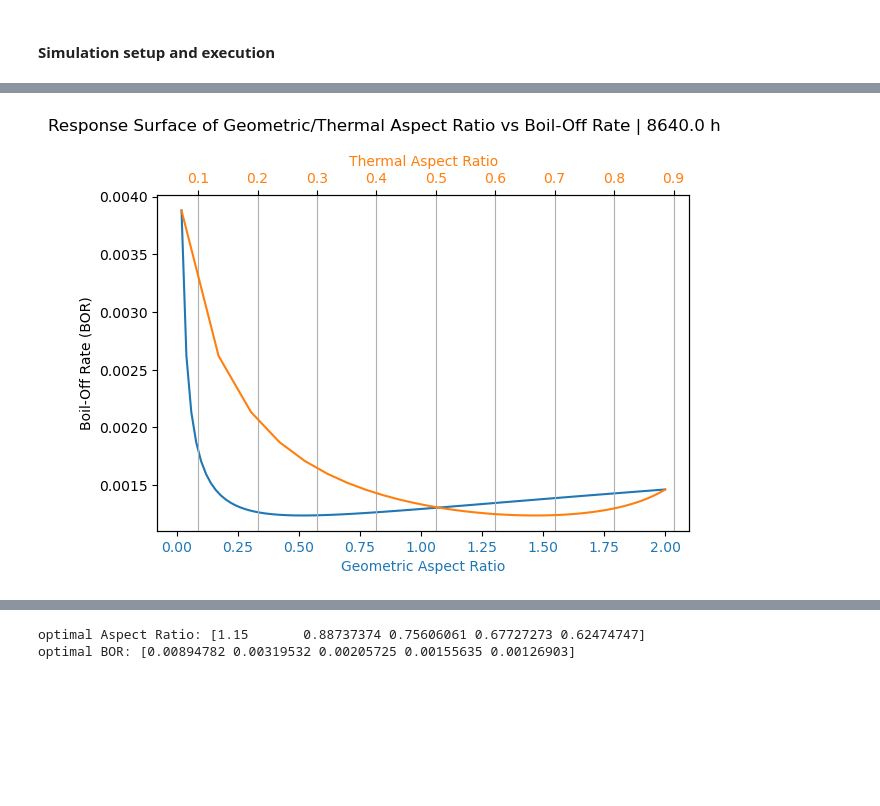
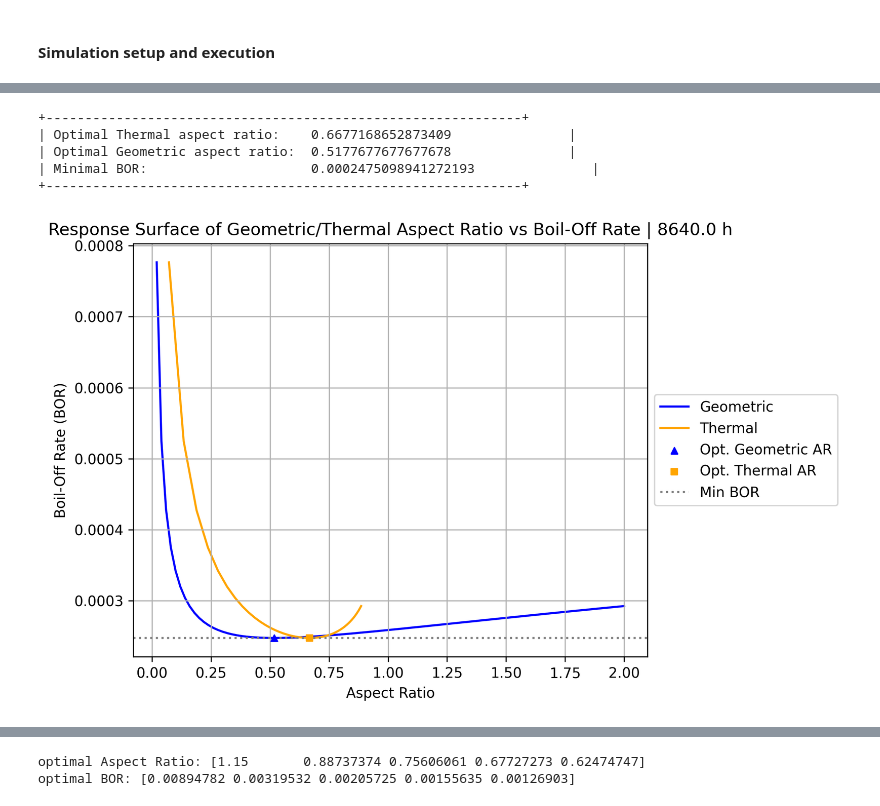
Before and after one commit to felipehuerta17/CryoEvap, a Jupyter notebook: notebooks/opti_isobaric_methane_8640h_industrial_case.ipynb, the cells around one changed output, grey strips where cells are left out. Saved outputs shown, nothing was run; the diff lists cells and outputs as text; code cells hidden in the pictures; blank space fills up the shorter version.

```diff
--- a/notebooks/opti_isobaric_methane_8640h_industrial_case.ipynb
+++ b/notebooks/opti_isobaric_methane_8640h_industrial_case.ipynb
@@ -47,8 +47,8 @@ ST = 1.02
 d_o = d_i * ST # external diameter / m
 
 # Set overall heat transfer coefficient through the walls for liquid and vapour
-U_L = 0.19 # 0.08 # W/m2/K
-U_V = 0.19 # 0.08 # W/m2/K
+U_L = 0.038 # 0.08 # W/m2/K
+U_V = 0.038 # 0.08 # W/m2/K
 
 # Initial liquid filling / Dimensionless
 LF = 0.9
@@ -140,7 +140,12 @@ An NVIDIA GPU may be present on this machine, but a CUDA-enabled jaxlib is not i
 # %%
-opti.plot_xx_aspect_ratio_surface_response(jnp.linspace(0.02, 2, 100), 8640*3600)
+opti.plot_aspect_ratio_surface_response(jnp.linspace(0.02, 2, 100), 8640*3600)
 # %% [output]
++-------------------------------------------------------------+
+| Optimal Thermal aspect ratio:    0.6677168652873409               |
+| Optimal Geometric aspect ratio:  0.5177677677677678               |
+| Minimal BOR:                     0.0002475098941272193               |
++-------------------------------------------------------------+
-[figure, old version]
+[figure, new version]
 # %%
 opti.plot_surface_response_thermal_aspect_ratio_liquid_filling(jnp.linspace(0.02, 2, 100), jnp.array([0.05,0.20,0.35,0.50,0.65,0.8,0.95]),8640*3600)
 # %% [output]
```
Also changed, not shown: parts of 4 cells of this notebook, 6 other files.
